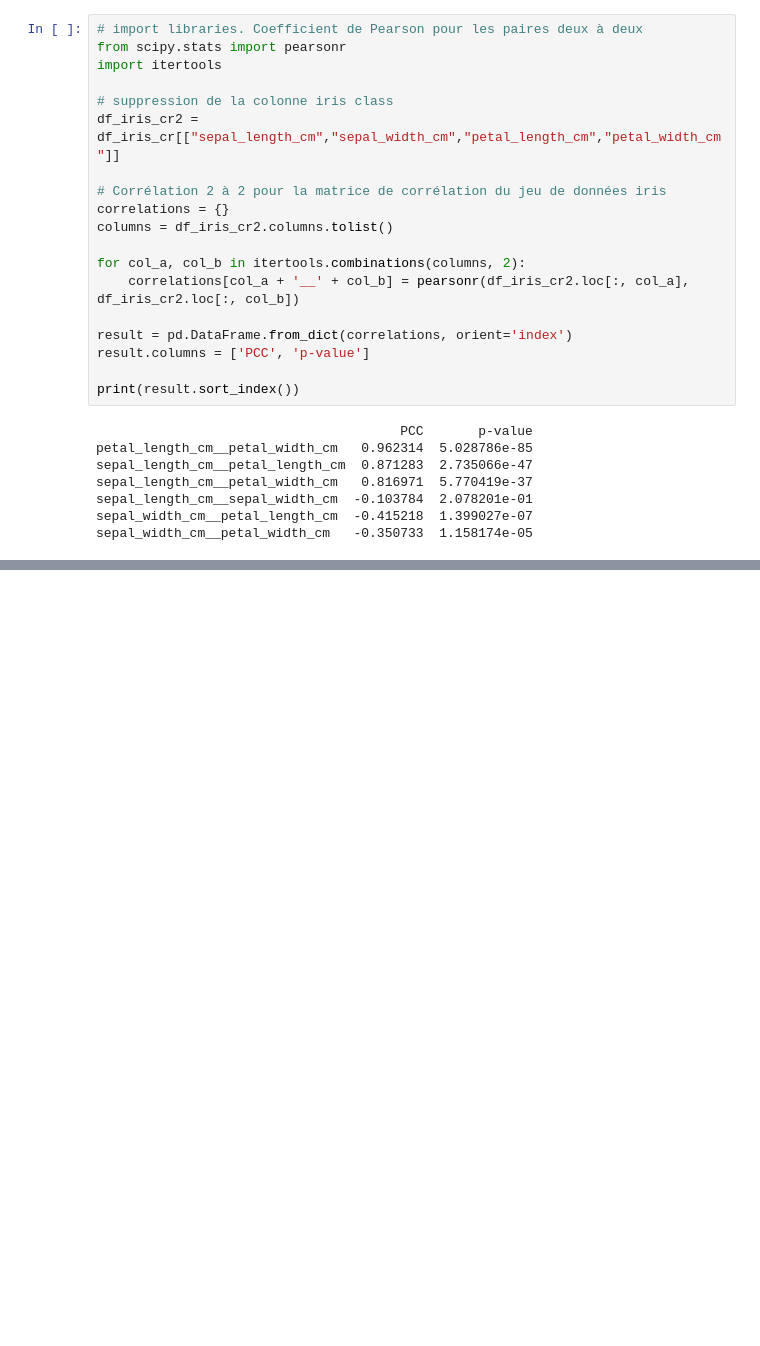
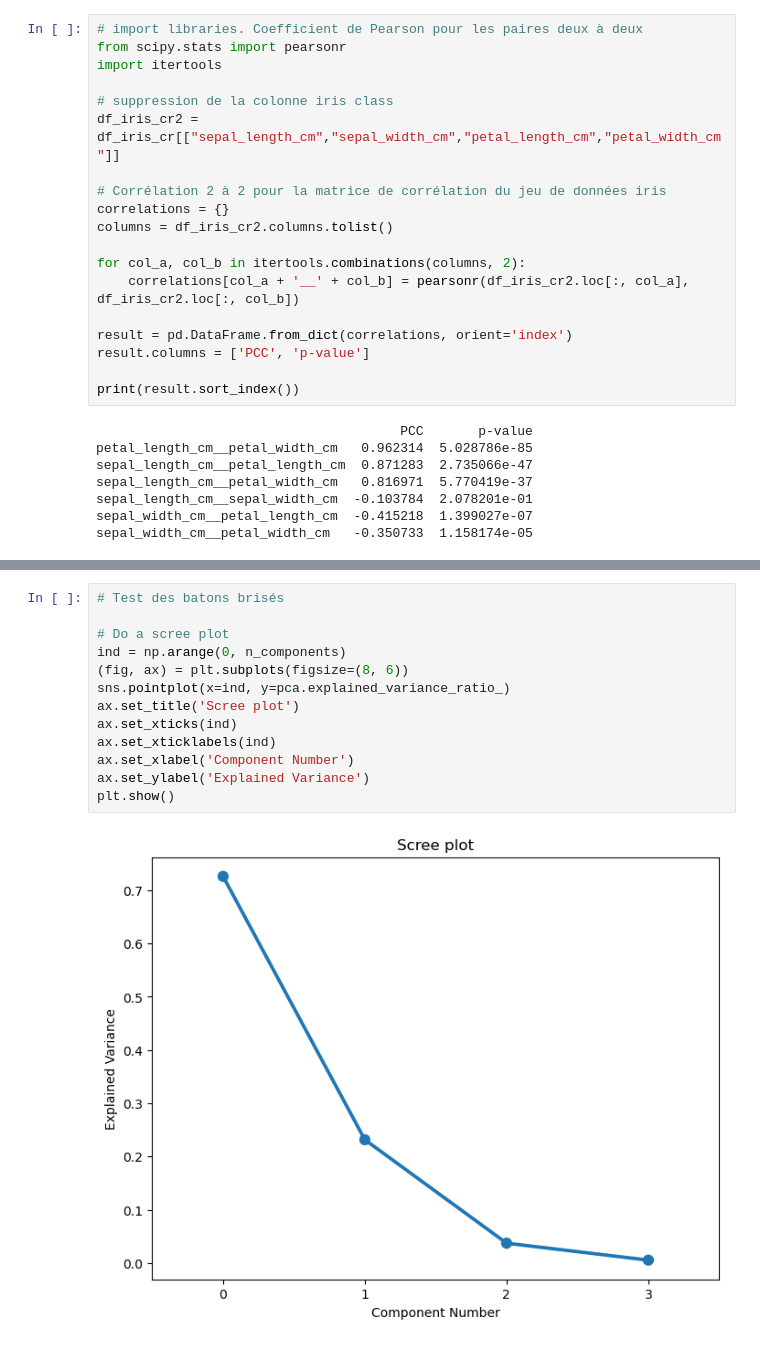
Before and after one commit to RMorana/DU_Data, a Jupyter notebook: DimReduc.ipynb, the cells around one changed output, grey strips where cells are left out. Cells and saved outputs as stored; diff of their text form; blank space fills up the shorter version.

```diff
--- a/DimReduc.ipynb
+++ b/DimReduc.ipynb
@@ -268,0 +312,15 @@ plt.show()
+# %%
+# Test des batons brisés
+
+# Do a scree plot
+ind = np.arange(0, n_components)
+(fig, ax) = plt.subplots(figsize=(8, 6))
+sns.pointplot(x=ind, y=pca.explained_variance_ratio_)
+ax.set_title('Scree plot')
+ax.set_xticks(ind)
+ax.set_xticklabels(ind)
+ax.set_xlabel('Component Number')
+ax.set_ylabel('Explained Variance')
+plt.show()
+# %% [output]
+[figure, added]
```
Also changed, not shown: parts of 2 cells of this notebook.
